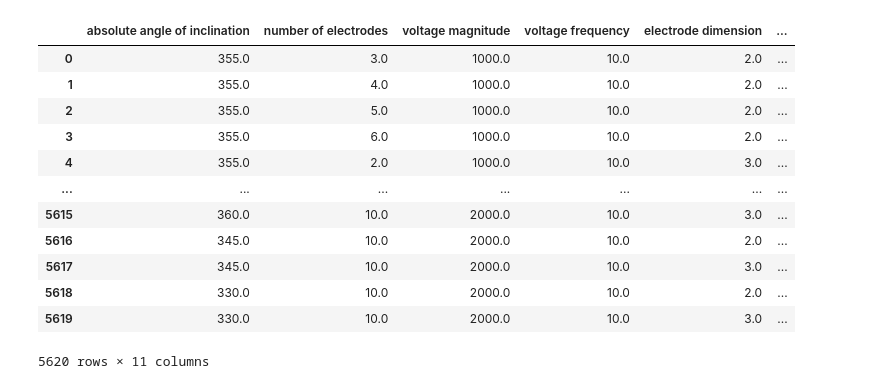
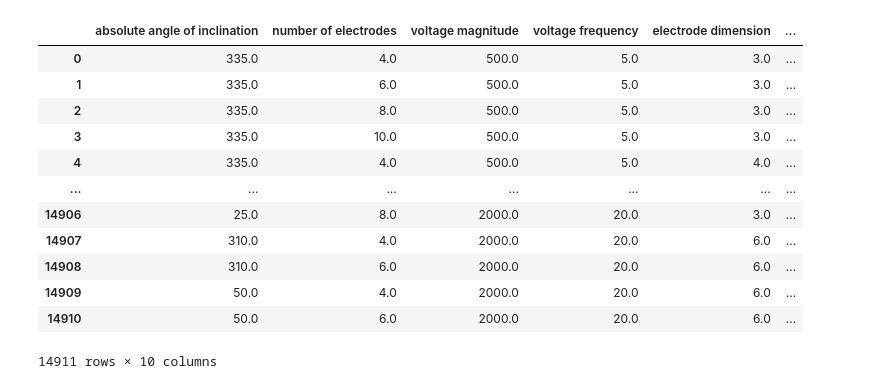
Before and after one commit to Kalpit-Vadnerkar/DL-GPU-Electrostatic-Sieve, a Jupyter notebook: SVR.ipynb, the cells around one changed output. Saved outputs shown, nothing was run; the diff lists cells and outputs as text; code cells hidden in the pictures.

Commit message:
processed with new data

```diff
--- a/SVR.ipynb
+++ b/SVR.ipynb
@@ -36,22 +59,6 @@ def read_data(File_path):
 # %%
-Folder_name = "Sample Dataset"
-File_name1 = "data_set_main1.txt"
-File_name2 = "data_set_main2.txt"
-File_name3 = "data_set_mains5.txt"
-
-File_path1 = os.path.join(Folder_name, File_name1)
-File_path2 = os.path.join(Folder_name, File_name2)
-File_path3 = os.path.join(Folder_name, File_name3)
-
-
-data1 = read_data(File_path1)
-data2 = read_data(File_path2)
-data3 = read_data(File_path3)
-
-
-
-data = pd.concat([data1, data2, data3], ignore_index=True)
-
+Folder_name = "Dataset"
+data = read_dataset_folder(Folder_name)
 data
 # %% [output]
 |  | absolute angle of inclination | angle of inclination | number of electrodes | voltage magnitude | ... |
@@ -111,23 +118,23 @@ plt.show()
 # %%
-drop_features = ['number of phases',
-                 'phase shift', 'maximum classified radius', 'angle of inclination']
+drop_features = ['number of phases','mesh size',
+                 'phase shift','time step', 'maximum classified radius','grain number density', 'angle of inclination']
 target = 'yield'
 data = data.drop(columns= drop_features)
 data
 # %% [output]
 |  | absolute angle of inclination | number of electrodes | voltage magnitude | voltage frequency | electrode dimension | ... |
-| 0 | 355.0 | 3.0 | 1000.0 | 10.0 | 2.0 | ... |
-| 1 | 355.0 | 4.0 | 1000.0 | 10.0 | 2.0 | ... |
-| 2 | 355.0 | 5.0 | 1000.0 | 10.0 | 2.0 | ... |
-| 3 | 355.0 | 6.0 | 1000.0 | 10.0 | 2.0 | ... |
-| 4 | 355.0 | 2.0 | 1000.0 | 10.0 | 3.0 | ... |
+| 0 | 335.0 | 4.0 | 500.0 | 5.0 | 3.0 | ... |
+| 1 | 335.0 | 6.0 | 500.0 | 5.0 | 3.0 | ... |
+| 2 | 335.0 | 8.0 | 500.0 | 5.0 | 3.0 | ... |
+| 3 | 335.0 | 10.0 | 500.0 | 5.0 | 3.0 | ... |
+| 4 | 335.0 | 4.0 | 500.0 | 5.0 | 4.0 | ... |
 | ... | ... | ... | ... | ... | ... | ... |
-| 5615 | 360.0 | 10.0 | 2000.0 | 10.0 | 3.0 | ... |
-| 5616 | 345.0 | 10.0 | 2000.0 | 10.0 | 2.0 | ... |
-| 5617 | 345.0 | 10.0 | 2000.0 | 10.0 | 3.0 | ... |
-| 5618 | 330.0 | 10.0 | 2000.0 | 10.0 | 2.0 | ... |
-| 5619 | 330.0 | 10.0 | 2000.0 | 10.0 | 3.0 | ... |
+| 14906 | 25.0 | 8.0 | 2000.0 | 20.0 | 3.0 | ... |
+| 14907 | 310.0 | 4.0 | 2000.0 | 20.0 | 6.0 | ... |
+| 14908 | 310.0 | 6.0 | 2000.0 | 20.0 | 6.0 | ... |
+| 14909 | 50.0 | 4.0 | 2000.0 | 20.0 | 6.0 | ... |
+| 14910 | 50.0 | 6.0 | 2000.0 | 20.0 | 6.0 | ... |
-5620 rows × 11 columns
+14911 rows × 10 columns
 # %%
 from sklearn.model_selection import train_test_split, GridSearchCV
 from sklearn.svm import SVR
```
Also changed, not shown: parts of 8 cells of this notebook, 1 other file.
